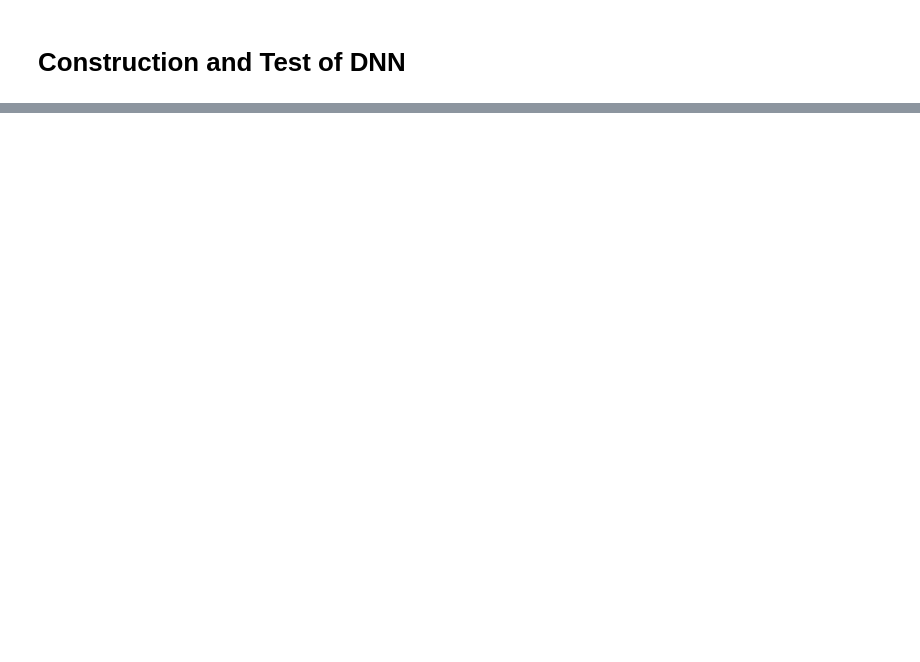
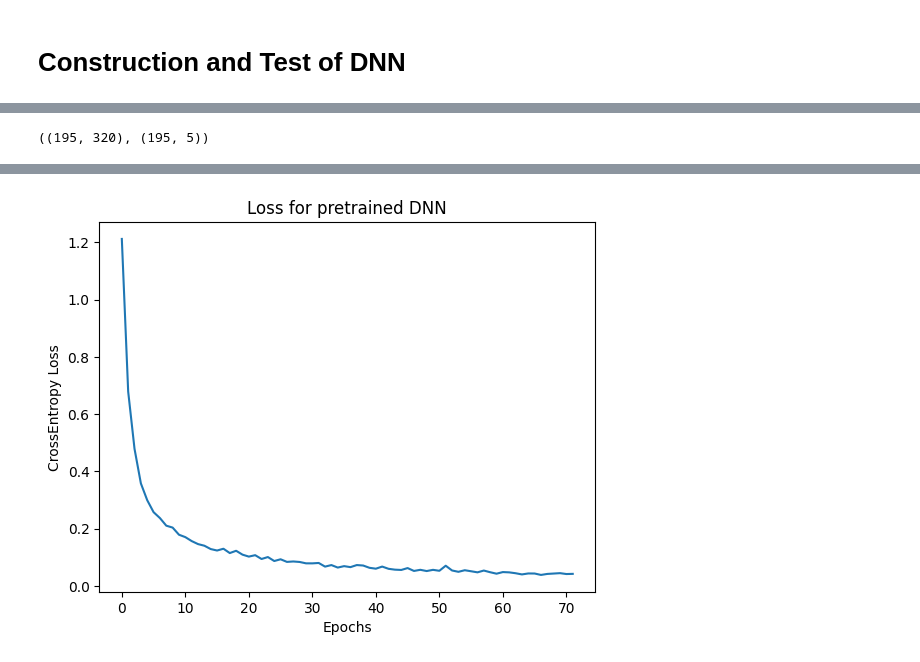
Before and after one commit to Dahouathi/Generative-AI-on-MNIST-Dataset-, a Jupyter notebook: notebooks/principal_DNN_MNIST.ipynb, the cells around one changed output, grey strips where cells are left out. Drawn from its saved outputs; the diff is of its cells as text; code cells hidden in the pictures; blank space fills up the shorter version.

```diff
--- a/notebooks/principal_DNN_MNIST.ipynb
+++ b/notebooks/principal_DNN_MNIST.ipynb
@@ -19,3 +37,5 @@ def pretrain_DNN(X, dnn, epochs=100, learning_rate=0.1, batch_size=128):
     dnn['a'][:-1] = dbn['a']
     dnn['b'][:-1] = dbn['b']
     return dnn
+# %%
+dnn = pretrain_DNN(X, dnn, epochs=100, learning_rate=0.1, batch_size=32)
@@ -22,7 +60,7 @@ def pretrain_DNN(X, dnn, epochs=100, learning_rate=0.1, batch_size=128):
 # %%
 def calcul_softmax(rbm, X):
     # Calculate the logits
-    logits = np.dot(X, rbm['W'][-1]) + rbm['b'][-1]
+    logits = np.dot(X, rbm['W']) + rbm['b']
 
     # Apply the softmax function
     exp_logits = np.exp(logits)
@@ -31,14 +69,20 @@ def calcul_softmax(rbm, X):
     return softmax_probs
 # %%
 def entree_sortie_reseau(DNN, X):
-    sorties = [X]  # Liste pour stocker les sorties sur chaque couche du réseau
-    proba_sortie = None  # Variable pour stocker les probabilités sur les unités de sortie
+    sorties = [X]  # List to store the outputs of each layer
+    proba_sortie = None  # Will store the output of the last layer
 
     for i in range(len(DNN['W'])-1):
         RBM = {'W': DNN['W'][i], 'a': DNN['a'][i], 'b': DNN['b'][i]}
-        sortie = entree_sortie_RBM(RBM, sorties[-1])
-        sorties.append(sortie)
+        v = np.random.binomial(1, entree_sortie_rbm(RBM, sorties[-1]))
+        sorties.append(v)
     RBM = {'W': DNN['W'][-1], 'a': DNN['a'][-1], 'b': DNN['b'][-1]}
     proba_sortie = calcul_softmax(RBM, sorties[-1])
 
     return sorties, proba_sortie
+# %%
+sorties, proba_sortie = entree_sortie_reseau(dnn, X)
+# %%
+sorties[0].shape, proba_sortie.shape
+# %% [output]
+((195, 320), (195, 5))
@@ -44,0 +179,3 @@ def entree_sortie_reseau(DNN, X):
+# %%
+dnn = retropropagation(X, y, dnn, epochs=100, learning_rate=0.1, batch_size=32)
+# %% [output]
@@ -44,0 +199 @@ def entree_sortie_reseau(DNN, X):
+[figure, added]
```
Also changed, not shown: parts of 8 cells of this notebook, 14 other files.
